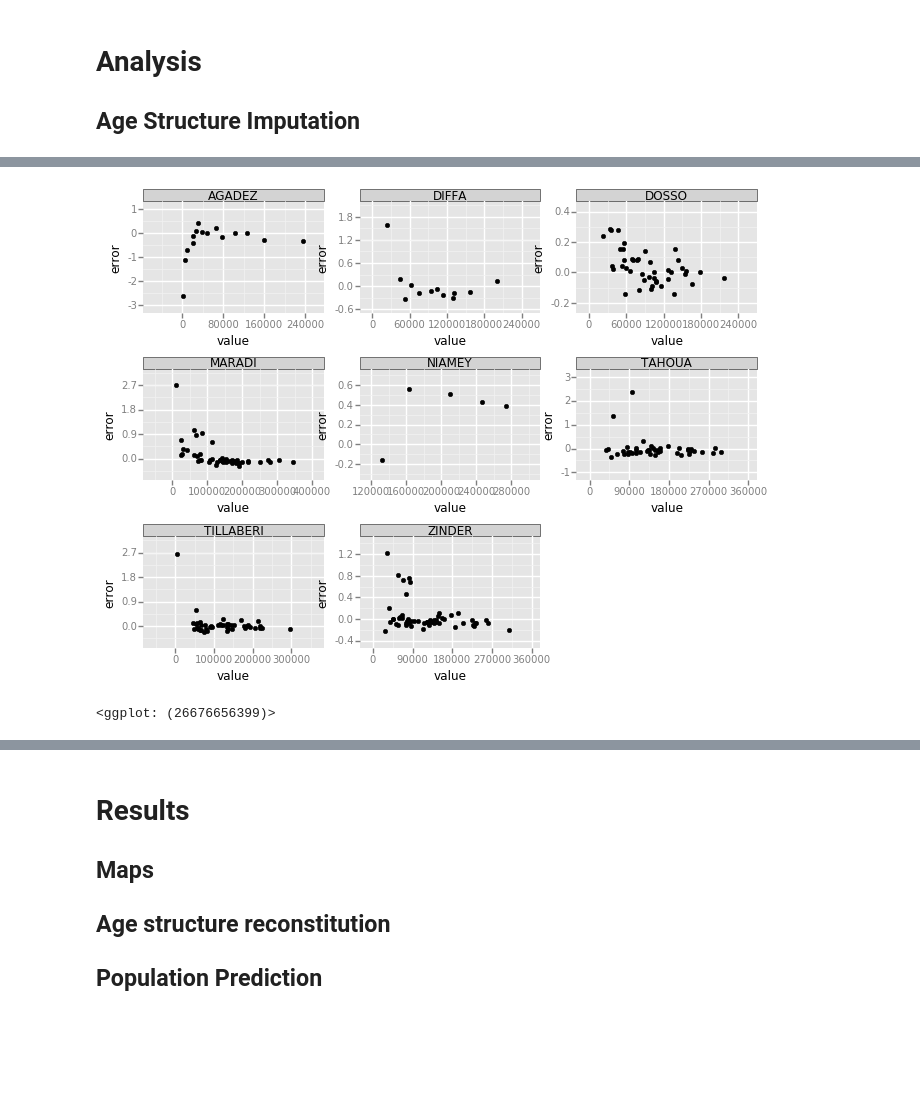
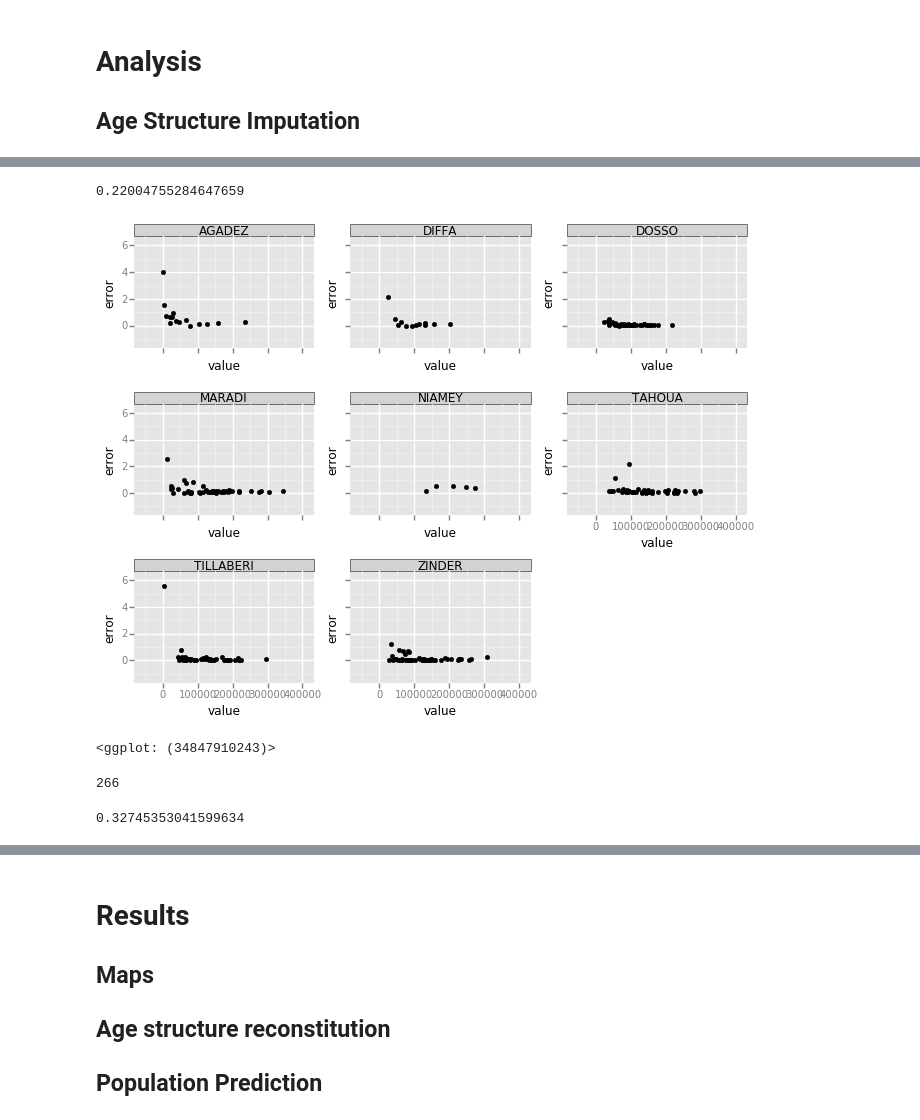
Before and after one commit to grlurton/niger_election, a Jupyter notebook: notebooks/Voters List and Population in Niger.ipynb, the cells around one changed output, grey strips where cells are left out. Saved outputs shown, nothing was run; the diff lists cells and outputs as text; code cells hidden in the pictures; blank space fills up the shorter version.

```diff
--- a/notebooks/Voters List and Population in Niger.ipynb
+++ b/notebooks/Voters List and Population in Niger.ipynb
@@ -94,0 +127,2 @@ f = interpolate.interp1d(x, y)
+# %%
+census_data = pd.read_csv('../data/processed/commune_collapsed_matched.csv' , encoding = "ISO-8859-1")
@@ -100,17 +152,15 @@ from sklearn import linear_model
 from sklearn.feature_extraction import DictVectorizer
 
 ## Make data sklearnable
-y = np.asarray(data.population_census)
+y = np.asarray(census_data.population_census)
 
-x_cat = data[['region']].T.to_dict().values()
+x_cat = census_data[['region']].T.to_dict().values()
 v = DictVectorizer(sparse=False)
 x_cat = v.fit_transform(x_cat)
 
-x_train = np.hstack((data[['population_voting_list' , 'mean_age']] , x_cat ))
+x_train = np.hstack((census_data[['population_voting_list' , 'mean_age']] , x_cat ))
 
-
-#### ACTUAL DATA ANALYSIS
-
+x_train  = np.asarray(census_data[['population_voting_list' , 'mean_age']]).reshape(len(census_data),2)
 ## Linear Regression
 lr = linear_model.LinearRegression()
 predicted_lr = cross_val_predict(lr, x_train  , y, cv=10)
@@ -119,14 +169,41 @@ predicted_lr = cross_val_predict(lr, x_train  , y, cv=10)
 rr = linear_model.Ridge (alpha = .5)
 predicted_rr = cross_val_predict(rr, x_train  , y, cv=10)
 
-error = (predicted_lr - y)  / y
+error = abs(predicted_lr - y)  / y
+np.average(error)
+# %% [output]
+0.22004755284647659
 # %%
-data_plot = pd.DataFrame( { 'commune' : data.commune  ,
+data_plot = pd.DataFrame( {'commune' : census_data.commune  ,
                           'value' : y , 'prediction' : predicted_lr ,
                           'error' : error ,
-                          'region' : data.region})
+                          'region' : census_data.region})
 # %%
-ggplot(aes(x = 'value' , y = 'error') , data = data_plot) + geom_point() + facet_wrap('region')
+ggplot(aes(x = 'value' , y = 'error') , data = data_plot) + geom_point() + \
+    facet_wrap('region' , scales = 'fixed')
 # %% [output]
-[figure, old version]
+[figure, new version]
-<ggplot: (26676656399)>
+<ggplot: (34847910243)>
+# %%
+len(x_train)
+# %% [output]
+266
+# %%
+y = np.asarray(census_pop.population)
+
+#x_cat = census_data[['region']].T.to_dict().values()
+#v = DictVectorizer(sparse=False)
+#x_cat = v.fit_transform(x_cat)
+
+x_train = np.asarray(extrapolated_region.population).reshape(len(extrapolated_region),1)
+
+
+## Linear Regression
+lr = linear_model.LinearRegression()
+predicted_lr = cross_val_predict(lr, x_train  , y, cv=10)
+
+error = abs(predicted_lr - y)  / y
+
+np.average(error)
+# %% [output]
+0.32745353041599634
```
Also changed, not shown: parts of 19 cells of this notebook.
